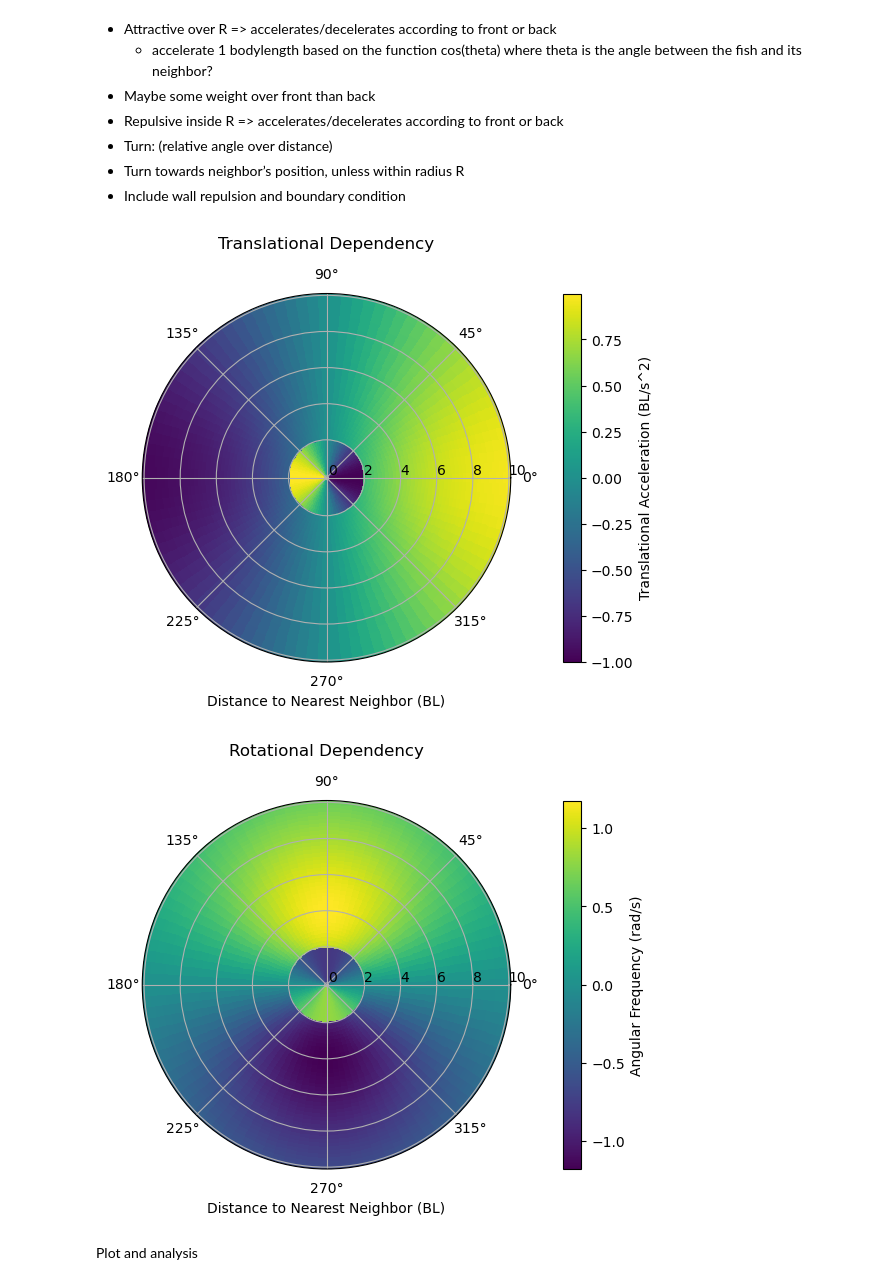
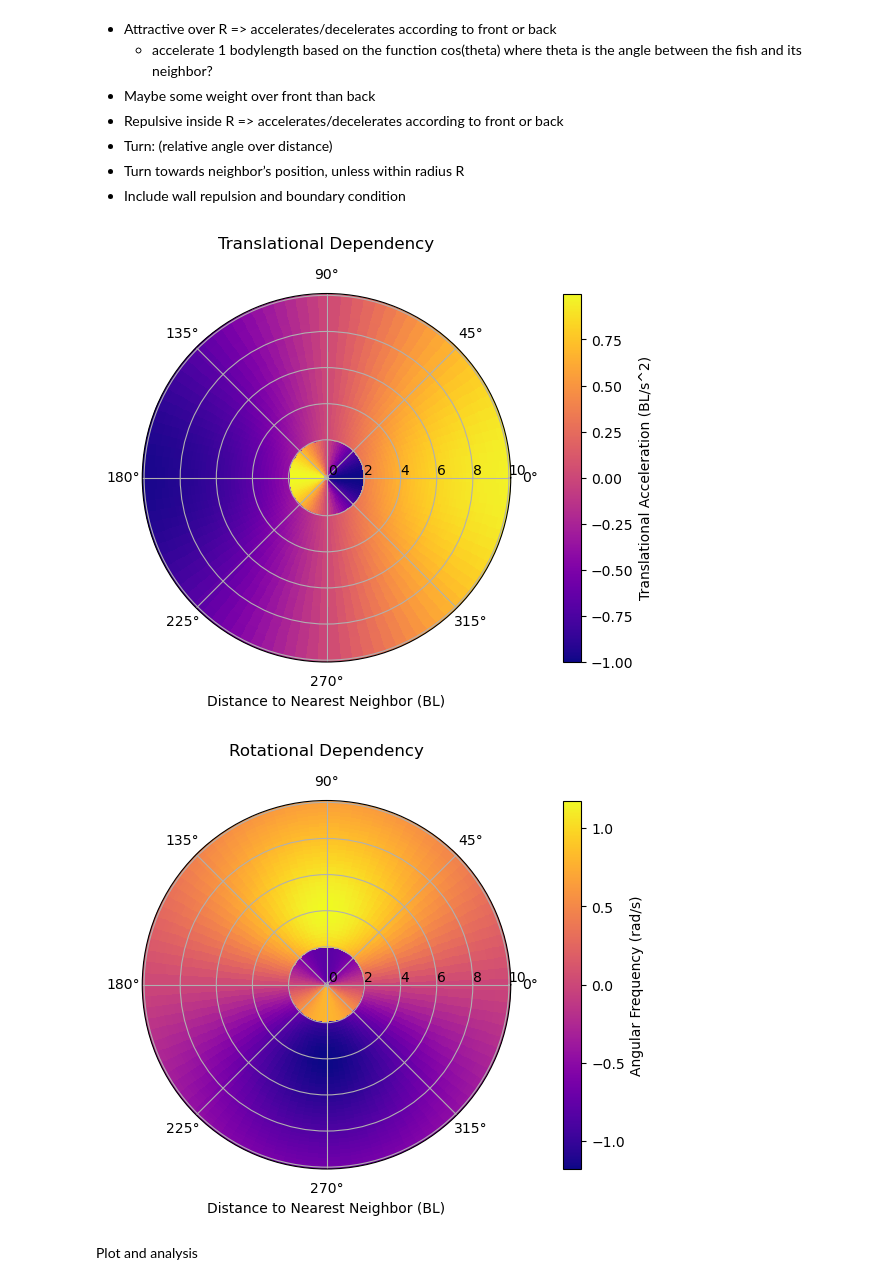
Before and after one commit to Bobomoto/PHYS250-Final-Project, a Jupyter notebook: Finalproject.ipynb, the cells around one changed output. Cells and saved outputs as stored; diff of their text form; code cells hidden in the pictures.

```diff
--- a/Finalproject.ipynb
+++ b/Finalproject.ipynb
@@ -198,40 +198,40 @@ Zmin = np.nanmin([Zfar.min(), Zclose.min()])
 Zmax = np.nanmax([Zfar.max(), Zclose.max()])
 
 fig, ax = plt.subplots(subplot_kw={'projection': 'polar'},constrained_layout=True)
-heatmapfar = ax.pcolormesh(THETA, R, Zfar, cmap='viridis', vmin=Zmin, vmax=Zmax) # Choose a colormap
-heatmapclose = ax.pcolormesh(THETA, R, Zclose_masked, cmap='viridis',vmin=Zmin, vmax=Zmax) # Choose a colormap
+heatmapfar = ax.pcolormesh(THETA, R, Zfar, cmap='plasma', vmin=Zmin, vmax=Zmax) # Choose a colormap
+heatmapclose = ax.pcolormesh(THETA, R, Zclose_masked, cmap='plasma',vmin=Zmin, vmax=Zmax) # Choose a colormap
 
 fig.colorbar(heatmapfar, ax=ax, label='Translational Acceleration (BL/s^2)')
 ax.set_title('Translational Dependency', y= 1.1)
 ax.set_rlabel_position(0) # Adjust position of radial labels
 ax.set_xlabel("Distance to Nearest Neighbor (BL)")
 
 plt.show()
 
 #Angular acceleration heatmap * np.tanh(R/5)
 AAfar = 0.8*np.sin(THETA)*R*np.exp(-R/4)
 AAclose = -0.8*np.sin(THETA)
 
 # AAclose_masked = np.where(R <= 2, AAclose, np.nan)
 AAclose_masked = np.where(R <= 2, AAclose, np.nan)
 
 #consistent angular frequency values for heatmap
 AAmin = np.nanmin([AAfar.min(), AAclose.min()])
 AAmax = np.nanmax([AAfar.max(), AAclose.max()])
 
 fig, ax = plt.subplots(subplot_kw={'projection': 'polar'},constrained_layout=True)
-heatmapfar = ax.pcolormesh(THETA, R, AAfar, cmap='viridis',vmin=AAmin, vmax=AAmax) # Choose a colormap
-heatmapclose = ax.pcolormesh(THETA, R, AAclose_masked, cmap='viridis',vmin=AAmin, vmax=AAmax) # Choose a colormap
+heatmapfar = ax.pcolormesh(THETA, R, AAfar, cmap='plasma',vmin=AAmin, vmax=AAmax) # Choose a colormap
+heatmapclose = ax.pcolormesh(THETA, R, AAclose_masked, cmap='plasma',vmin=AAmin, vmax=AAmax) # Choose a colormap
 
 fig.colorbar(heatmapfar, ax=ax, label='Angular Frequency (rad/s)')
 ax.set_title('Rotational Dependency', y= 1.1)
 ax.set_rlabel_position(0) # Adjust position of radial labels
 ax.set_xlabel("Distance to Nearest Neighbor (BL)")
 
 plt.show()
 # %% [output]
-[figure, old version]
+[figure, new version]
-[figure, old version]
+[figure, new version]
 # %%
 #run this for all fish in one timestep
 #we can also change the fish to only respond to a certain angle of neighbor, like -pi/3 to pi/3 rad
```
Also changed, not shown: parts of 10 cells of this notebook.
